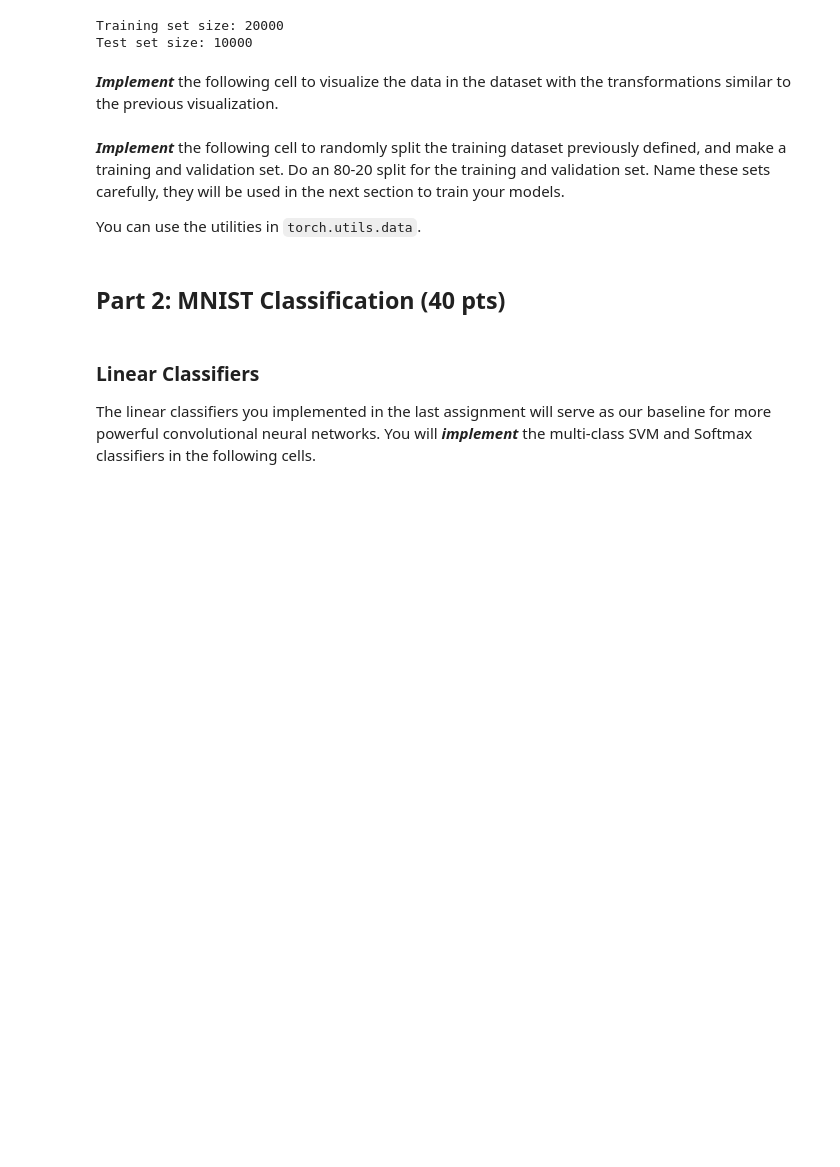
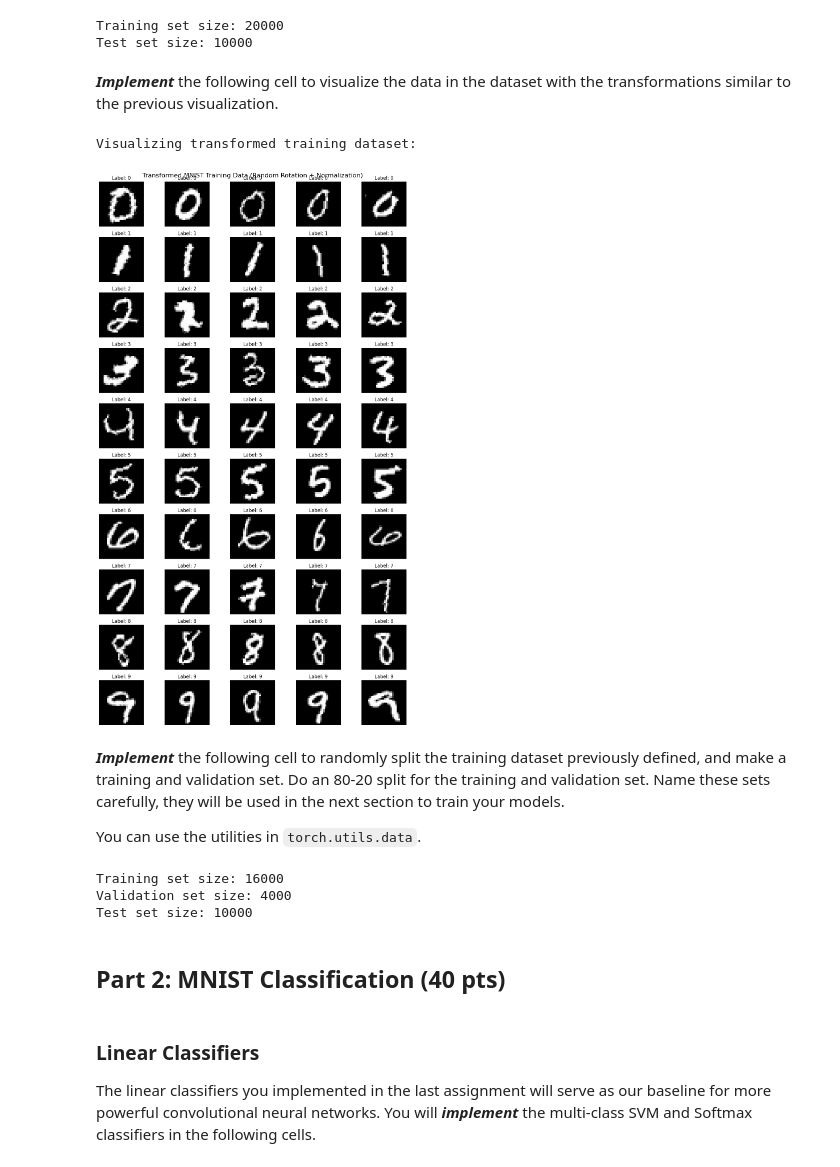
Before and after one commit to damnshah17/Damnshah, a Jupyter notebook: cs480e_2025,3f_assignment2.ipynb, the cells around one changed output. Drawn from its saved outputs; the diff is of its cells as text; code cells hidden in the pictures; blank space fills up the shorter version.

```diff
--- a/cs480e_2025,3f_assignment2.ipynb
+++ b/cs480e_2025,3f_assignment2.ipynb
@@ -279,6 +279,12 @@ Training set size: 20000
 Test set size: 10000
 # %% [markdown]
 ***Implement*** the following cell to visualize the data in the dataset with the transformations similar to the previous visualization.
+# %%
+print("Visualizing transformed training dataset:")
+visualize_dataset(mnist_train, "Transformed MNIST Training Data (Random Rotation + Normalization)")
+# %% [output]
+Visualizing transformed training dataset:
+[figure, added]
 # %% [markdown]
 ***Implement*** the following cell to randomly split the training dataset previously defined, and make a training and validation set. Do an 80-20 split for the training and validation set. Name these sets carefully, they will be used in the next section to train your models.
 
@@ -288,6 +294,14 @@ from torch.utils.data import random_split
 train_len = int(0.8 * len(mnist_train))
 val_len = len(mnist_train) - train_len
 train_set, val_set = random_split(mnist_train, [train_len, val_len])
+
+print(f"Training set size: {len(train_set)}")
+print(f"Validation set size: {len(val_set)}")
+print(f"Test set size: {len(mnist_test)}")
+# %% [output]
+Training set size: 16000
+Validation set size: 4000
+Test set size: 10000
 # %% [markdown]
 ## Part 2: MNIST Classification (40 pts)
 # %% [markdown]
```
